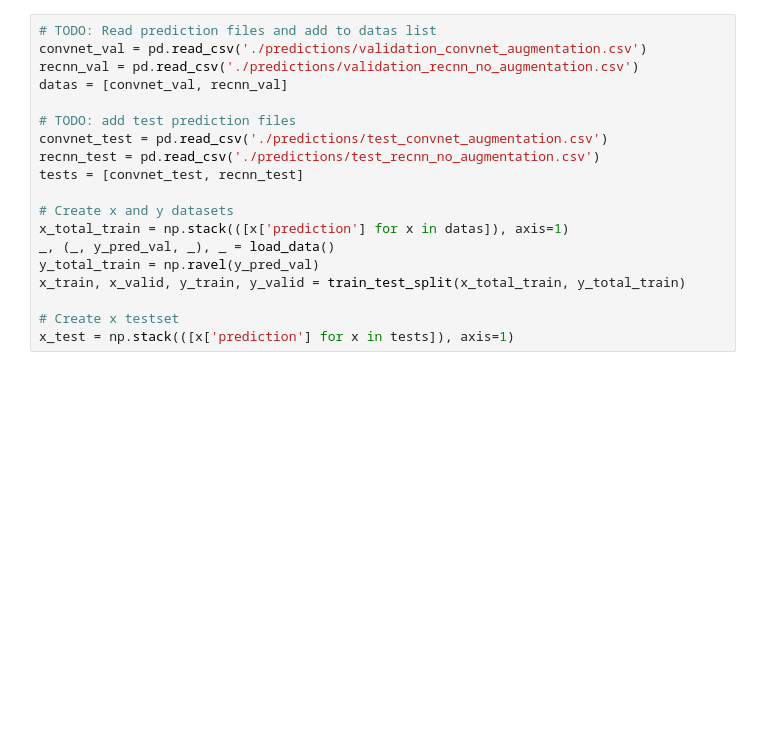
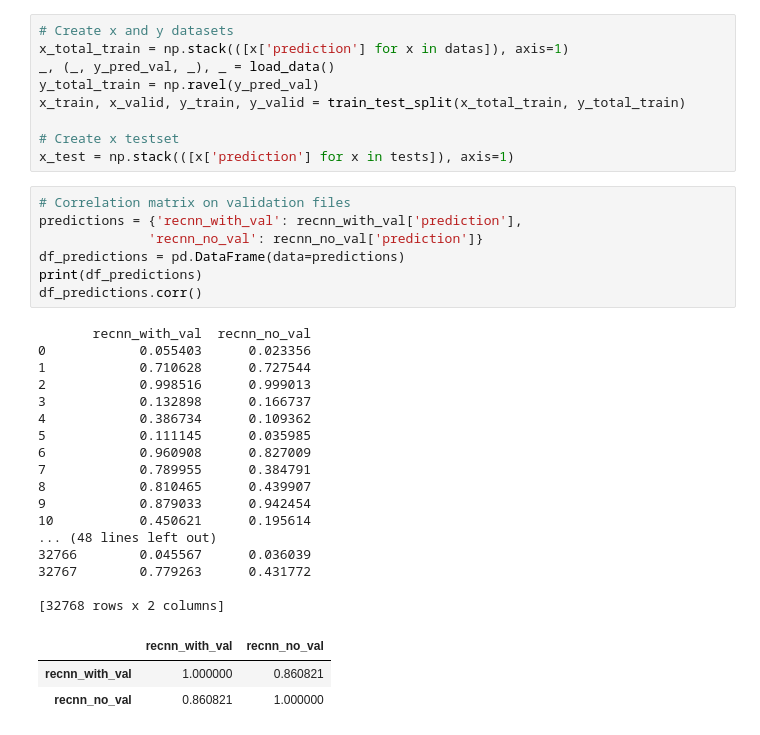
Before and after one commit to stephandooper/ismi, a Jupyter notebook: Project/XGboost_ensemble.ipynb, the cells around one changed output. Drawn from its saved outputs; the diff is of its cells as text; blank space fills up the shorter version.

```diff
--- a/Project/XGboost_ensemble.ipynb
+++ b/Project/XGboost_ensemble.ipynb
@@ -9,14 +28,4 @@ from sklearn.metrics import accuracy_score, mean_squared_error
 # %%
-# TODO: Read prediction files and add to datas list
-convnet_val = pd.read_csv('./predictions/validation_convnet_augmentation.csv')
-recnn_val = pd.read_csv('./predictions/validation_recnn_no_augmentation.csv')
-datas = [convnet_val, recnn_val]
-
-# TODO: add test prediction files
-convnet_test = pd.read_csv('./predictions/test_convnet_augmentation.csv')
-recnn_test = pd.read_csv('./predictions/test_recnn_no_augmentation.csv')
-tests = [convnet_test, recnn_test]
-
 # Create x and y datasets
 x_total_train = np.stack(([x['prediction'] for x in datas]), axis=1)
 _, (_, y_pred_val, _), _ = load_data()
@@ -25,3 +34,31 @@ x_train, x_valid, y_train, y_valid = train_test_split(x_total_train, y_total_tra
 
 # Create x testset
 x_test = np.stack(([x['prediction'] for x in tests]), axis=1)
+# %%
+# Correlation matrix on validation files
+predictions = {'recnn_with_val': recnn_with_val['prediction'],
+              'recnn_no_val': recnn_no_val['prediction']}
+df_predictions = pd.DataFrame(data=predictions)
+print(df_predictions)
+df_predictions.corr()
+# %% [output]
+       recnn_with_val  recnn_no_val
+0            0.055403      0.023356
+1            0.710628      0.727544
+2            0.998516      0.999013
+3            0.132898      0.166737
+4            0.386734      0.109362
+5            0.111145      0.035985
+6            0.960908      0.827009
+7            0.789955      0.384791
+8            0.810465      0.439907
+9            0.879033      0.942454
+10           0.450621      0.195614
+... (48 lines left out)
+32766        0.045567      0.036039
+32767        0.779263      0.431772
+
+[32768 rows x 2 columns]
+|  | recnn_with_val | recnn_no_val |
+| recnn_with_val | 1.000000 | 0.860821 |
+| recnn_no_val | 0.860821 | 1.000000 |
```
Also changed, not shown: parts of 10 cells of this notebook, 2 other files.
